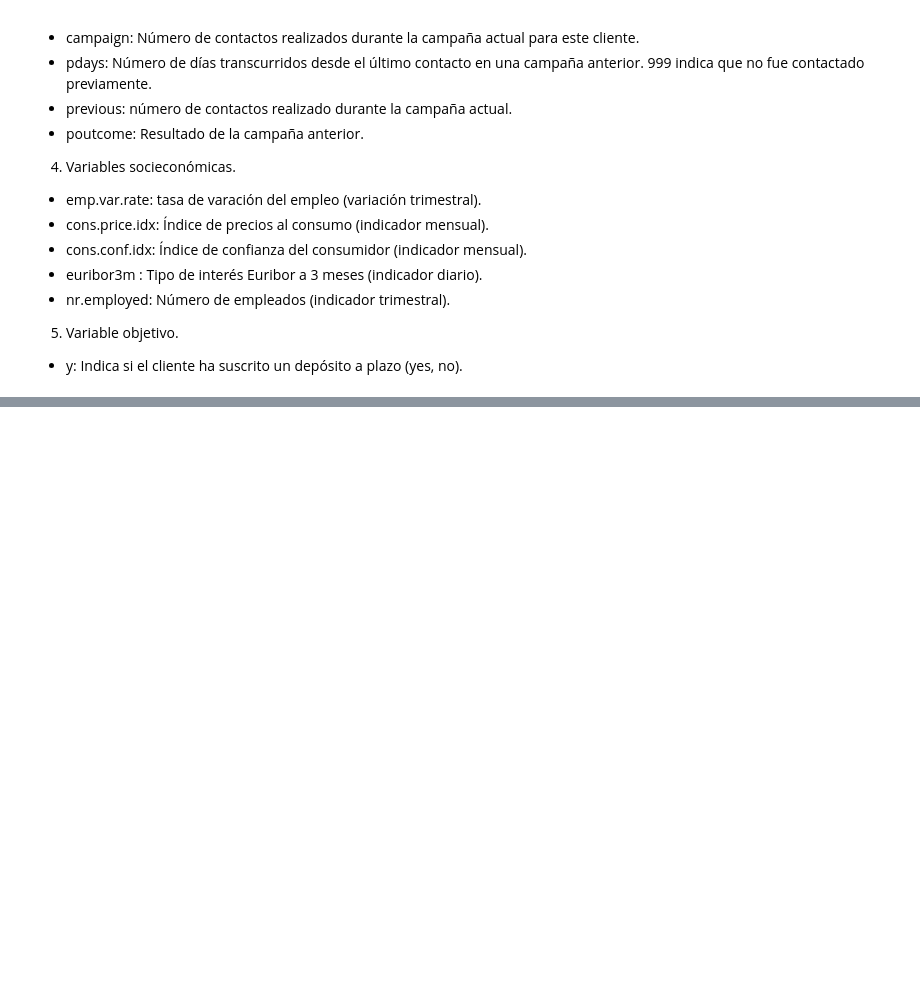
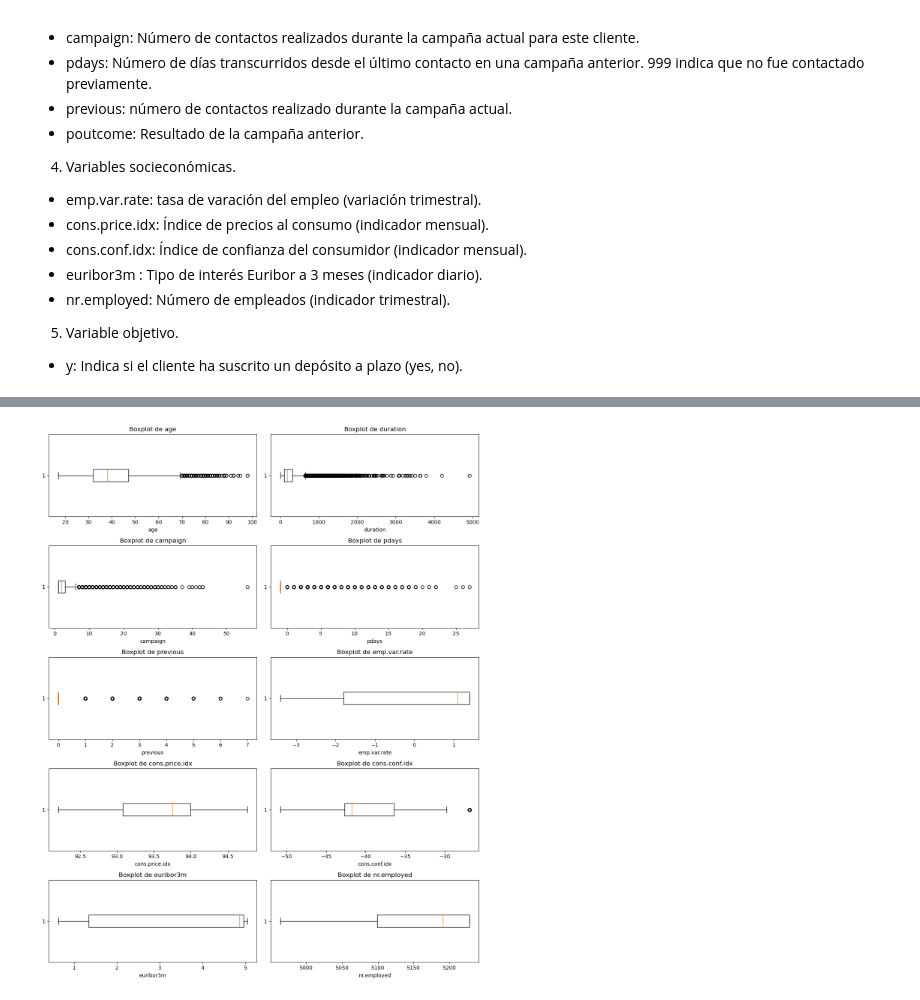
Before and after one commit to Victor-Marcos/Data-mining, a Jupyter notebook: Tarea.ipynb, the cells around one changed output, grey strips where cells are left out. Saved outputs shown, nothing was run; the diff lists cells and outputs as text; code cells hidden in the pictures; blank space fills up the shorter version.

```diff
--- a/Tarea.ipynb
+++ b/Tarea.ipynb
@@ -46,0 +165,3 @@ Los datos proceden de campañas de marketing telefónico realizadas por una enti
+# %%
+df_sin_duplicados.loc[:, 'pdays'] = df_sin_duplicados['pdays'].replace(999, -1)
+print(f"Rango [{df_sin_duplicados['pdays'].min()}, {df_sin_duplicados['pdays'].max()}]")
@@ -46,0 +170,6 @@ Los datos proceden de campañas de marketing telefónico realizadas por una enti
+# %%
+# Analizamos ahora las variables categóricas:
+variables_categoricas = df_sin_duplicados.select_dtypes(include=['object']).columns.tolist()
+for col in variables_categoricas:
+    print(f"\n{col}:")
+    print(df_sin_duplicados[col].unique())
@@ -46,0 +196,3 @@ Los datos proceden de campañas de marketing telefónico realizadas por una enti
+# %%
+df_sin_duplicados[variables_categoricas] = df_sin_duplicados[variables_categoricas].replace('unknown', np.nan)
+df_sin_duplicados.info()
@@ -46,0 +243,9 @@ Los datos proceden de campañas de marketing telefónico realizadas por una enti
+# %%
+columnas_con_nulos = ['default', 'education', 'housing', 'loan', 'job', 'marital']
+
+for col in columnas_con_nulos:
+    moda = df_sin_duplicados[col].mode()[0]
+    df_sin_duplicados.loc[:, col] = df_sin_duplicados[col].fillna(moda)
+
+# Verificar que ya no hay nulos
+print(df_sin_duplicados[columnas_con_nulos].isna().sum())
@@ -46,0 +349,22 @@ Los datos proceden de campañas de marketing telefónico realizadas por una enti
+# %%
+n = len(variables_numericas)
+
+# Número de filas necesarias (2 por fila)
+n_filas = (n + 1) // 2
+
+fig, axes = plt.subplots(n_filas, 2, figsize=(12, n_filas*3))
+axes = axes.flatten()  # Para iterar fácilmente aunque sobren subplots
+
+for i, col in enumerate(variables_numericas):
+    axes[i].boxplot(df_sin_duplicados[col], vert=False)
+    axes[i].set_title(f'Boxplot de {col}')
+    axes[i].set_xlabel(col)
+
+# Si hay un subplot sobrante, lo eliminamos
+if n % 2 != 0:
+    fig.delaxes(axes[-1])
+
+plt.tight_layout()
+plt.show()
+# %% [output]
+[figure, added]
```
Also changed, not shown: parts of 39 cells of this notebook.
